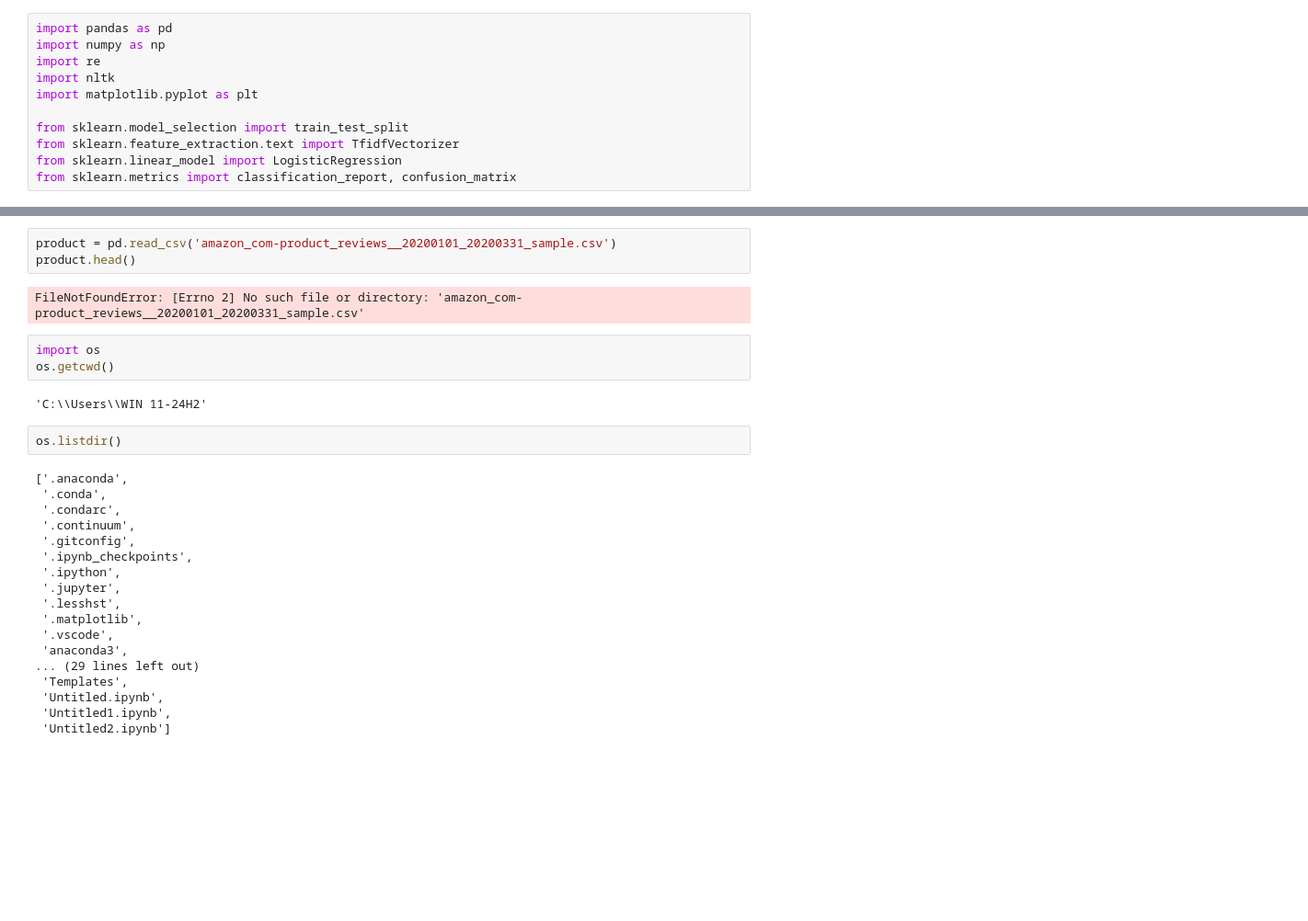
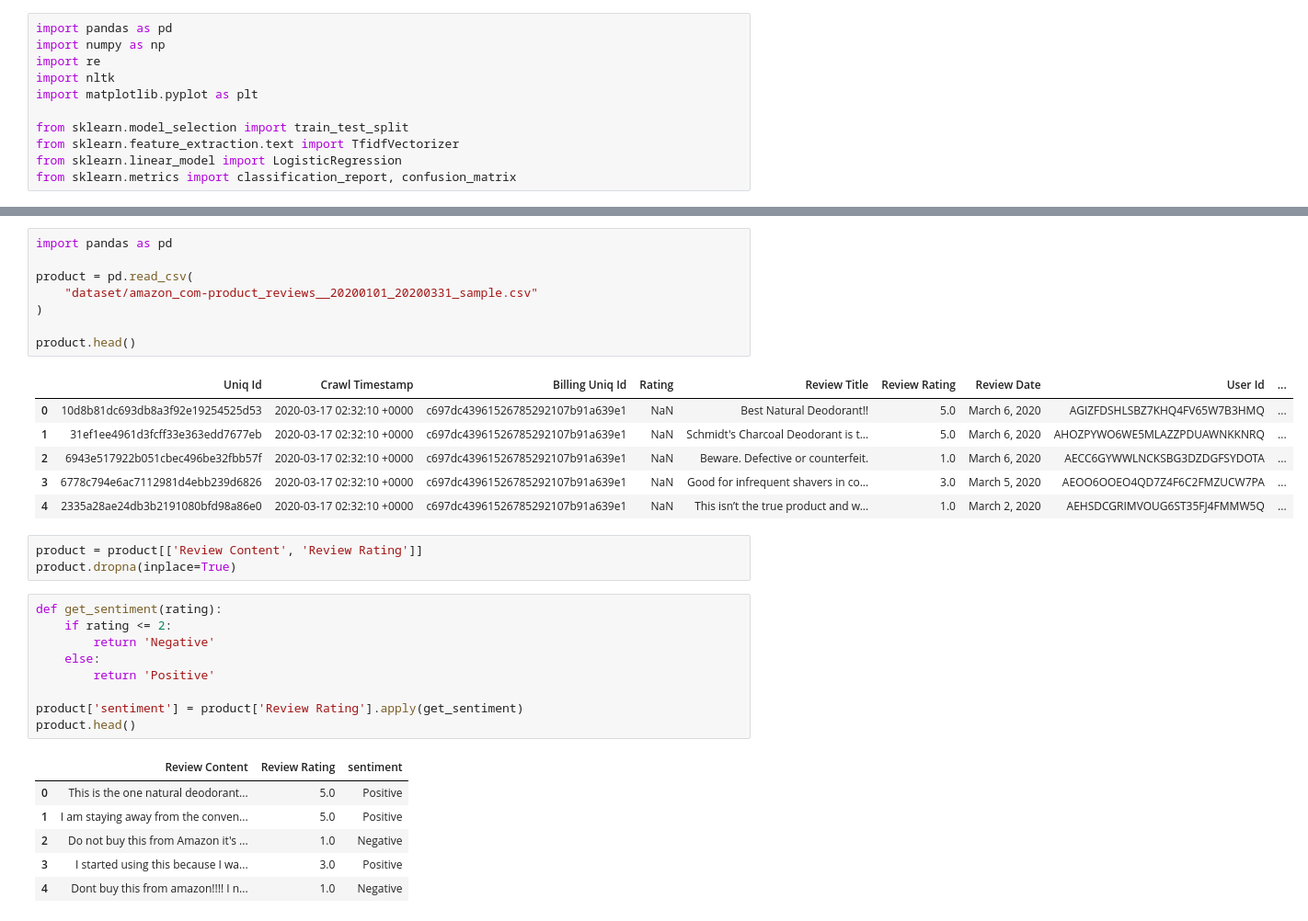
Before and after one commit to PriyaShrivastava25/Sentiment-Analysis-Amazon-Reviews, a Jupyter notebook: sentiment_analysis.ipynb, the cells around one changed output, grey strips where cells are left out. Shown at 92% size. Saved outputs shown, nothing was run; the diff lists cells and outputs as text; blank space fills up the shorter version.

Commit message:
Fixed sentiment analysis notebook

```diff
--- a/sentiment_analysis.ipynb
+++ b/sentiment_analysis.ipynb
@@ -21,30 +21,34 @@ stop_words = set(stopwords.words('english'))
 # %%
-product = pd.read_csv('amazon_com-product_reviews__20200101_20200331_sample.csv')
+import pandas as pd
+
+product = pd.read_csv(
+    "dataset/amazon_com-product_reviews__20200101_20200331_sample.csv"
+)
+
 product.head()
 # %% [output]
-FileNotFoundError: [Errno 2] No such file or directory: 'amazon_com-product_reviews__20200101_20200331_sample.csv'
+|  | Uniq Id | Crawl Timestamp | Billing Uniq Id | Rating | Review Title | Review Rating | Review Date | User Id | ... |
+| 0 | 10d8b81dc693db8a3f92e19254525d53 | 2020-03-17 02:32:10 +0000 | c697dc43961526785292107b91a639e1 | NaN | Best Natural Deodorant!! | 5.0 | March 6, 2020 | AGIZFDSHLSBZ7KHQ4FV65W7B3HMQ | ... |
+| 1 | 31ef1ee4961d3fcff33e363edd7677eb | 2020-03-17 02:32:10 +0000 | c697dc43961526785292107b91a639e1 | NaN | Schmidt's Charcoal Deodorant is t... | 5.0 | March 6, 2020 | AHOZPYWO6WE5MLAZZPDUAWNKKNRQ | ... |
+| 2 | 6943e517922b051cbec496be32fbb57f | 2020-03-17 02:32:10 +0000 | c697dc43961526785292107b91a639e1 | NaN | Beware. Defective or counterfeit. | 1.0 | March 6, 2020 | AECC6GYWWLNCKSBG3DZDGFSYDOTA | ... |
+| 3 | 6778c794e6ac7112981d4ebb239d6826 | 2020-03-17 02:32:10 +0000 | c697dc43961526785292107b91a639e1 | NaN | Good for infrequent shavers in co... | 3.0 | March 5, 2020 | AEOO6OOEO4QD7Z4F6C2FMZUCW7PA | ... |
+| 4 | 2335a28ae24db3b2191080bfd98a86e0 | 2020-03-17 02:32:10 +0000 | c697dc43961526785292107b91a639e1 | NaN | This isn’t the true product and w... | 1.0 | March 2, 2020 | AEHSDCGRIMVOUG6ST35FJ4FMMW5Q | ... |
-# %%
-import os
-os.getcwd()
-# %% [output]
-'C:\\Users\\WIN 11-24H2'
-# %%
-os.listdir()
-# %% [output]
-['.anaconda',
- '.conda',
- '.condarc',
- '.continuum',
- '.gitconfig',
- '.ipynb_checkpoints',
- '.ipython',
- '.jupyter',
- '.lesshst',
- '.matplotlib',
- '.vscode',
- 'anaconda3',
-... (29 lines left out)
- 'Templates',
- 'Untitled.ipynb',
- 'Untitled1.ipynb',
- 'Untitled2.ipynb']
+# %%
+product = product[['Review Content', 'Review Rating']]
+product.dropna(inplace=True)
+# %%
+def get_sentiment(rating):
+    if rating <= 2:
+        return 'Negative'
+    else:
+        return 'Positive'
+
+product['sentiment'] = product['Review Rating'].apply(get_sentiment)
+product.head()
+# %% [output]
+|  | Review Content | Review Rating | sentiment |
+| 0 | This is the one natural deodorant... | 5.0 | Positive |
+| 1 | I am staying away from the conven... | 5.0 | Positive |
+| 2 | Do not buy this from Amazon it's ... | 1.0 | Negative |
+| 3 | I started using this because I wa... | 3.0 | Positive |
+| 4 | Dont buy this from amazon!!!! I n... | 1.0 | Negative |
```
Also changed, not shown: parts of 10 cells of this notebook.
